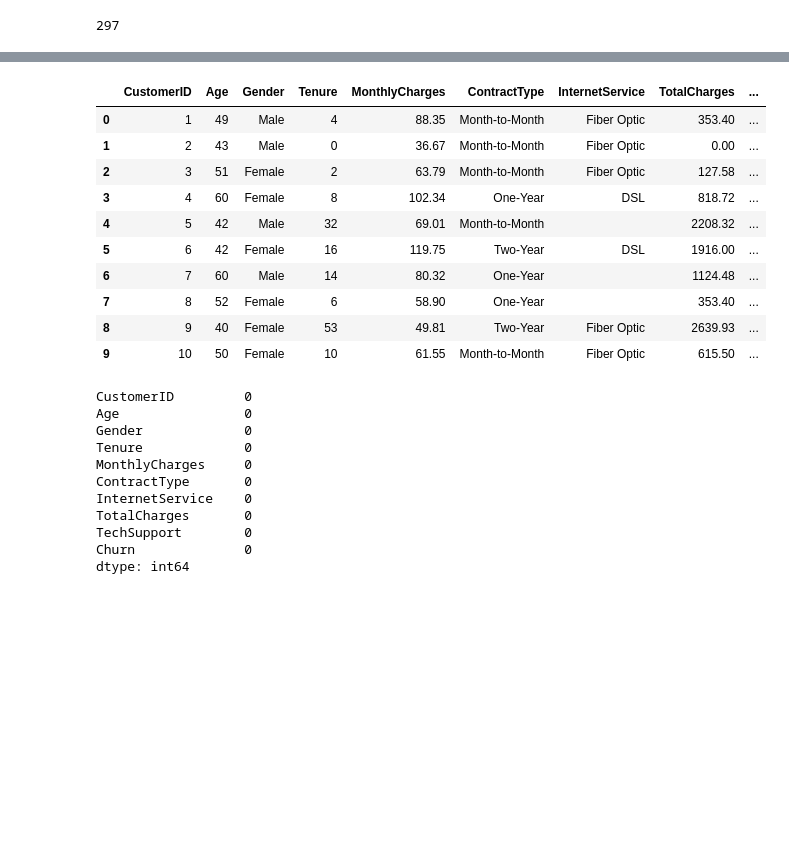
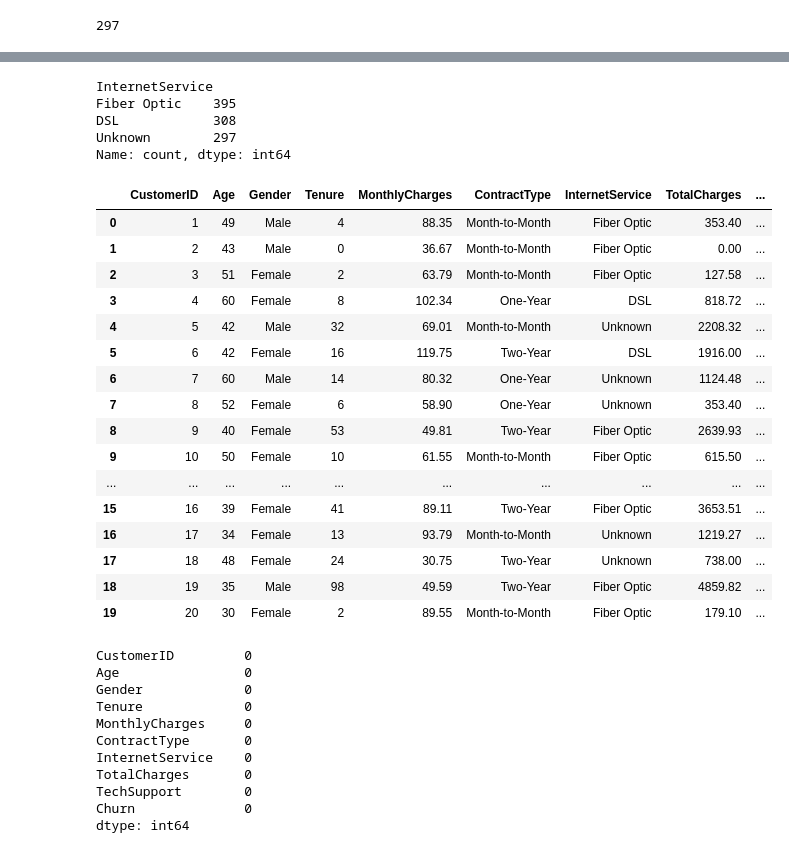
Before and after one commit to PratikNegi/Customer-Churn-prediction, a Jupyter notebook: churn_prediction.ipynb, the cells around one changed output, grey strips where cells are left out. Saved outputs shown, nothing was run; the diff lists cells and outputs as text; code cells hidden in the pictures; blank space fills up the shorter version.

```diff
--- a/churn_prediction.ipynb
+++ b/churn_prediction.ipynb
@@ -59,2 +73,9 @@ df.isna().sum().sum()
 # %%
-df["InternetService"]=df["InternetService"].fillna(" ")
+df["InternetService"]=df["InternetService"].fillna("Unknown")
+df["InternetService"].value_counts()
+# %% [output]
+InternetService
+Fiber Optic    395
+DSL            308
+Unknown        297
+Name: count, dtype: int64
@@ -70,17 +90,23 @@ df["InternetService"]=df["InternetService"].fillna(" ")
 # %%
-df.head(10)
+df.head(20)
 # %% [output]
 |  | CustomerID | Age | Gender | Tenure | MonthlyCharges | ContractType | InternetService | TotalCharges | ... |
 | 0 | 1 | 49 | Male | 4 | 88.35 | Month-to-Month | Fiber Optic | 353.40 | ... |
 | 1 | 2 | 43 | Male | 0 | 36.67 | Month-to-Month | Fiber Optic | 0.00 | ... |
 | 2 | 3 | 51 | Female | 2 | 63.79 | Month-to-Month | Fiber Optic | 127.58 | ... |
 | 3 | 4 | 60 | Female | 8 | 102.34 | One-Year | DSL | 818.72 | ... |
-| 4 | 5 | 42 | Male | 32 | 69.01 | Month-to-Month |  | 2208.32 | ... |
+| 4 | 5 | 42 | Male | 32 | 69.01 | Month-to-Month | Unknown | 2208.32 | ... |
 | 5 | 6 | 42 | Female | 16 | 119.75 | Two-Year | DSL | 1916.00 | ... |
-| 6 | 7 | 60 | Male | 14 | 80.32 | One-Year |  | 1124.48 | ... |
-| 7 | 8 | 52 | Female | 6 | 58.90 | One-Year |  | 353.40 | ... |
+| 6 | 7 | 60 | Male | 14 | 80.32 | One-Year | Unknown | 1124.48 | ... |
+| 7 | 8 | 52 | Female | 6 | 58.90 | One-Year | Unknown | 353.40 | ... |
 | 8 | 9 | 40 | Female | 53 | 49.81 | Two-Year | Fiber Optic | 2639.93 | ... |
 | 9 | 10 | 50 | Female | 10 | 61.55 | Month-to-Month | Fiber Optic | 615.50 | ... |
+| ... | ... | ... | ... | ... | ... | ... | ... | ... | ... |
+| 15 | 16 | 39 | Female | 41 | 89.11 | Two-Year | Fiber Optic | 3653.51 | ... |
+| 16 | 17 | 34 | Female | 13 | 93.79 | Month-to-Month | Unknown | 1219.27 | ... |
+| 17 | 18 | 48 | Female | 24 | 30.75 | Two-Year | Unknown | 738.00 | ... |
+| 18 | 19 | 35 | Male | 98 | 49.59 | Two-Year | Fiber Optic | 4859.82 | ... |
+| 19 | 20 | 30 | Female | 2 | 89.55 | Month-to-Month | Fiber Optic | 179.10 | ... |
 # %%
 df.isna().sum()
 # %% [output]
```
Also changed, not shown: parts of 20 cells of this notebook.
